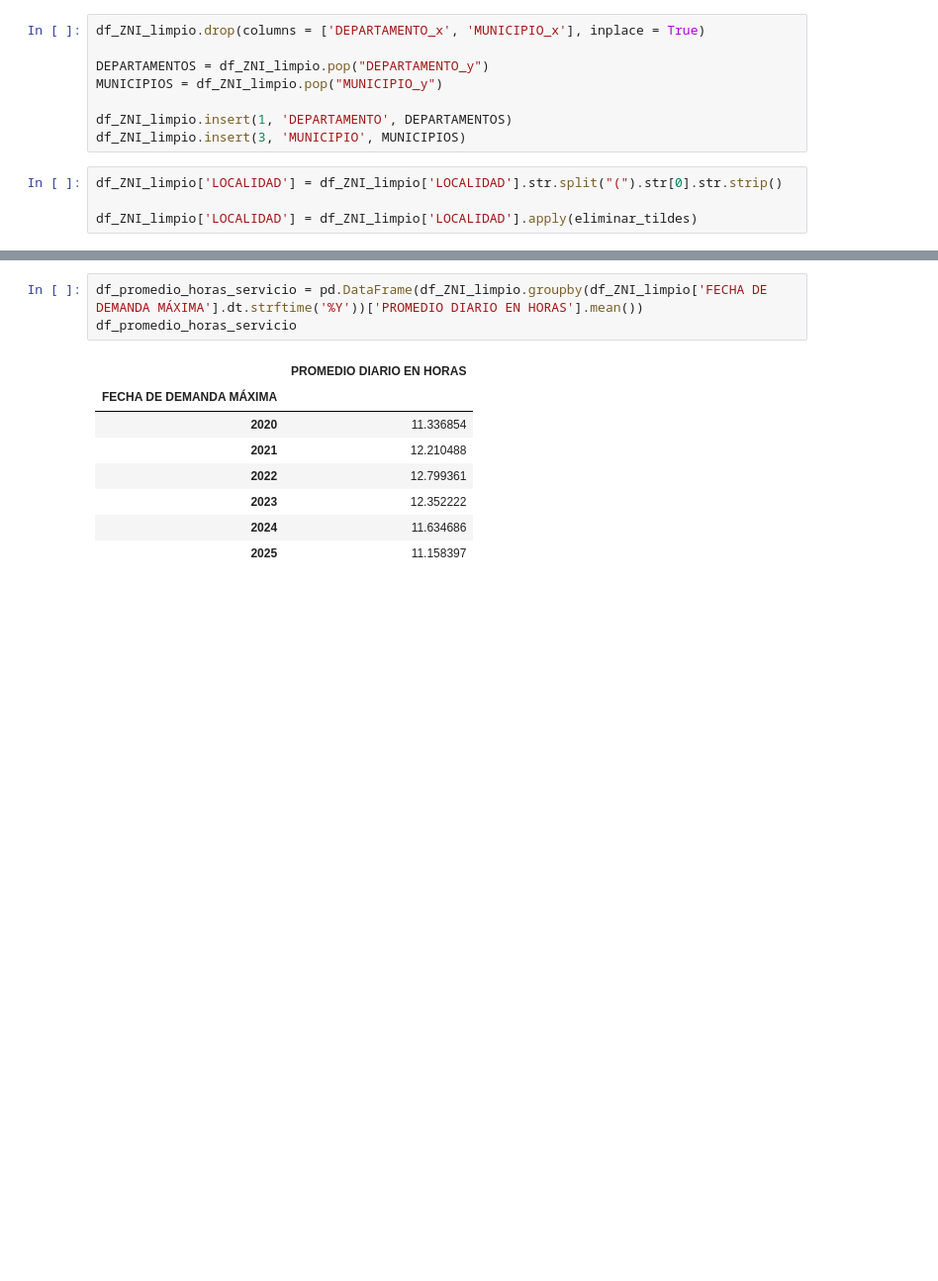
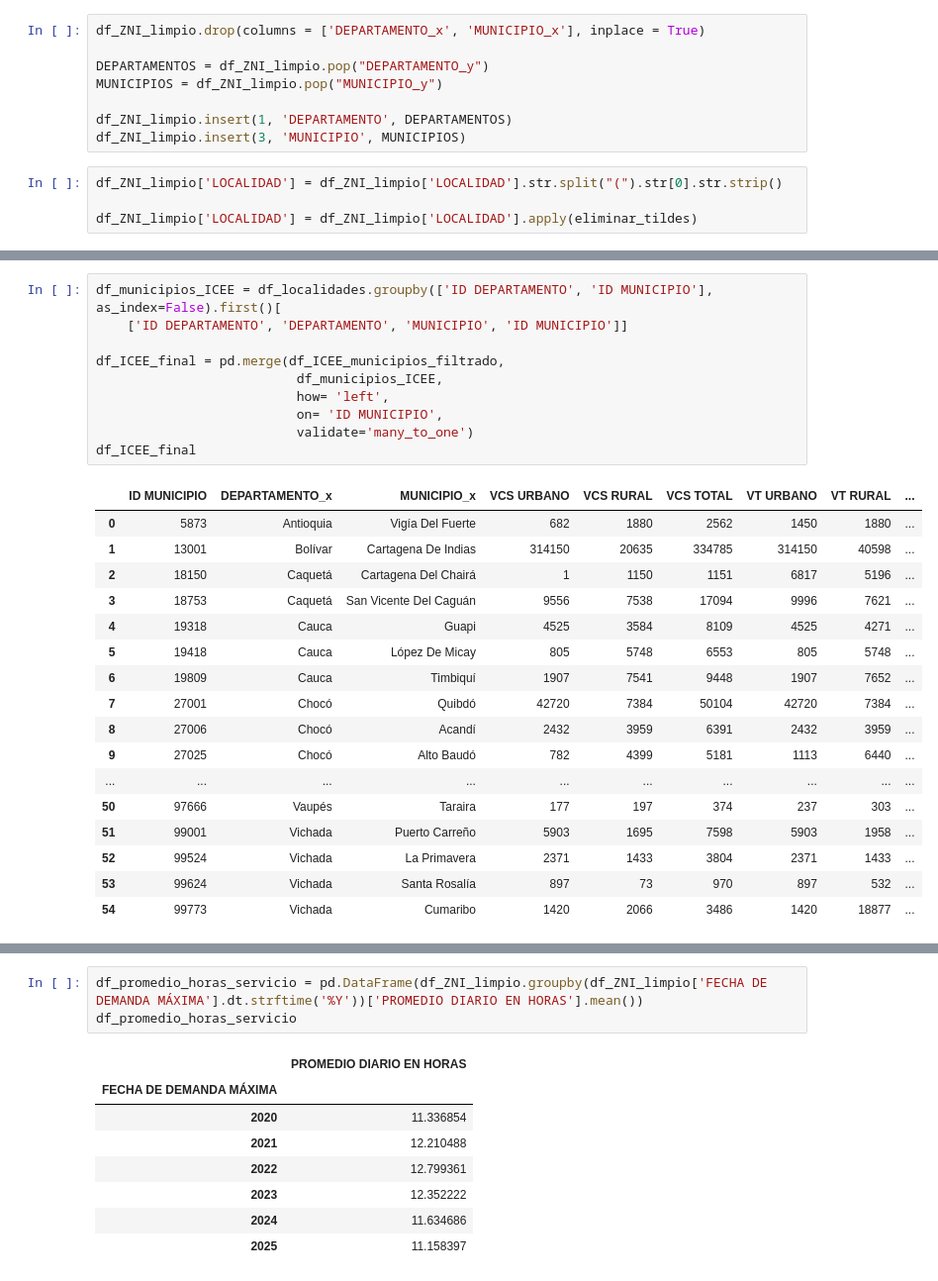
Before and after one commit to Angelthebestone/ANALIS-ZNI, a Jupyter notebook: NOTEBOOKS/ANALISIS ZNI.ipynb, the cells around one changed output, grey strips where cells are left out. Shown at 99% size. Saved outputs shown, nothing was run; the diff lists cells and outputs as text; blank space fills up the shorter version.

```diff
--- a/NOTEBOOKS/ANALISIS ZNI.ipynb
+++ b/NOTEBOOKS/ANALISIS ZNI.ipynb
@@ -313,0 +306,28 @@ df_ZNI_limpio['LOCALIDAD'] = df_ZNI_limpio['LOCALIDAD'].apply(eliminar_tildes)
+# %%
+df_municipios_ICEE = df_localidades.groupby(['ID DEPARTAMENTO', 'ID MUNICIPIO'], as_index=False).first()[
+    ['ID DEPARTAMENTO', 'DEPARTAMENTO', 'MUNICIPIO', 'ID MUNICIPIO']]
+
+df_ICEE_final = pd.merge(df_ICEE_municipios_filtrado,
+                          df_municipios_ICEE,
+                          how= 'left',
+                          on= 'ID MUNICIPIO',
+                          validate='many_to_one')
+df_ICEE_final
+# %% [output]
+|  | ID MUNICIPIO | DEPARTAMENTO_x | MUNICIPIO_x | VCS URBANO | VCS RURAL | VCS TOTAL | VT URBANO | VT RURAL | ... |
+| 0 | 5873 | Antioquia | Vigía Del Fuerte | 682 | 1880 | 2562 | 1450 | 1880 | ... |
+| 1 | 13001 | Bolívar | Cartagena De Indias | 314150 | 20635 | 334785 | 314150 | 40598 | ... |
+| 2 | 18150 | Caquetá | Cartagena Del Chairá | 1 | 1150 | 1151 | 6817 | 5196 | ... |
+| 3 | 18753 | Caquetá | San Vicente Del Caguán | 9556 | 7538 | 17094 | 9996 | 7621 | ... |
+| 4 | 19318 | Cauca | Guapi | 4525 | 3584 | 8109 | 4525 | 4271 | ... |
+| 5 | 19418 | Cauca | López De Micay | 805 | 5748 | 6553 | 805 | 5748 | ... |
+| 6 | 19809 | Cauca | Timbiquí | 1907 | 7541 | 9448 | 1907 | 7652 | ... |
+| 7 | 27001 | Chocó | Quibdó | 42720 | 7384 | 50104 | 42720 | 7384 | ... |
+| 8 | 27006 | Chocó | Acandí | 2432 | 3959 | 6391 | 2432 | 3959 | ... |
+| 9 | 27025 | Chocó | Alto Baudó | 782 | 4399 | 5181 | 1113 | 6440 | ... |
+| ... | ... | ... | ... | ... | ... | ... | ... | ... | ... |
+| 50 | 97666 | Vaupés | Taraira | 177 | 197 | 374 | 237 | 303 | ... |
+| 51 | 99001 | Vichada | Puerto Carreño | 5903 | 1695 | 7598 | 5903 | 1958 | ... |
+| 52 | 99524 | Vichada | La Primavera | 2371 | 1433 | 3804 | 2371 | 1433 | ... |
+| 53 | 99624 | Vichada | Santa Rosalía | 897 | 73 | 970 | 897 | 532 | ... |
+| 54 | 99773 | Vichada | Cumaribo | 1420 | 2066 | 3486 | 1420 | 18877 | ... |
```
Also changed, not shown: parts of 55 cells of this notebook, 2 other files.
